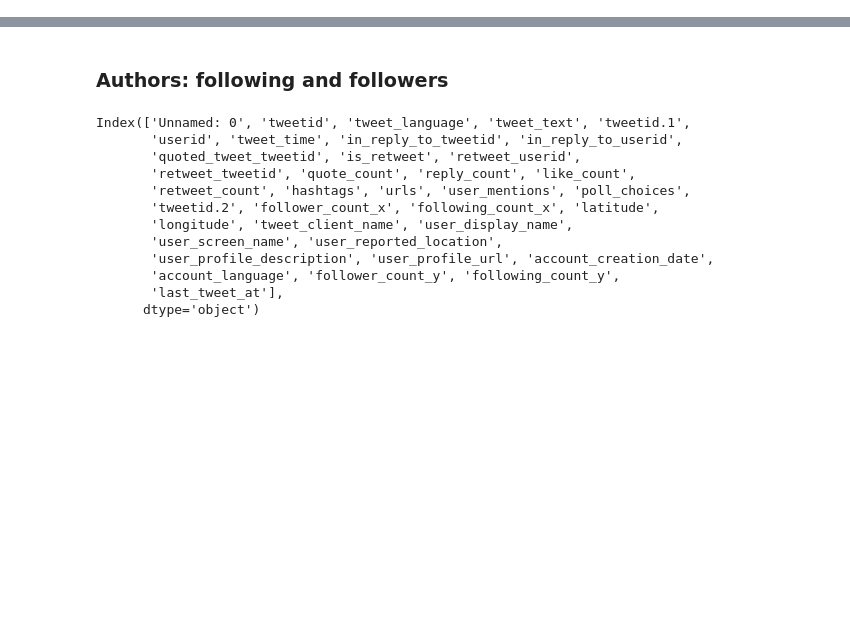
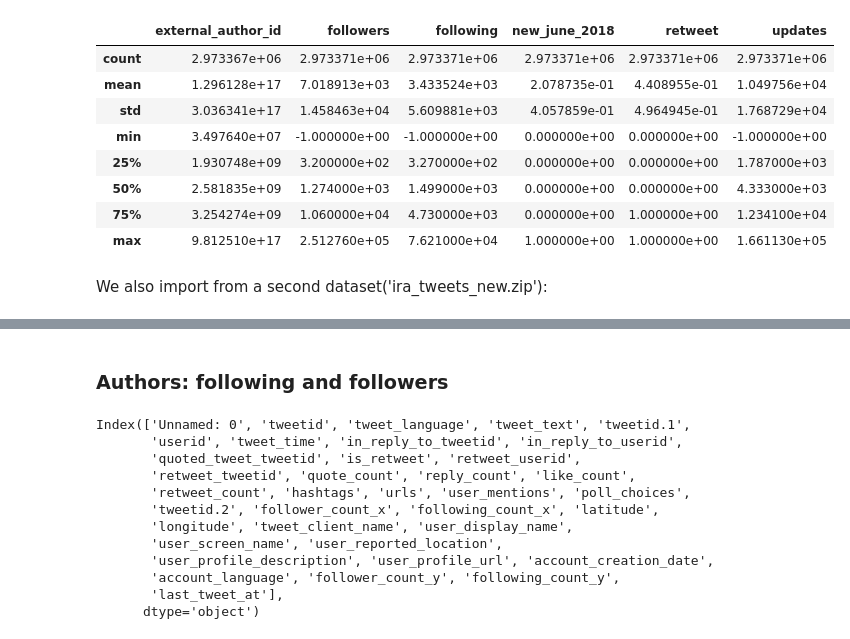
Before and after one commit to menghanhui/ADA-Project, a Jupyter notebook: Milestone2.ipynb, the cells around one changed output, grey strips where cells are left out. Cells and saved outputs as stored; diff of their text form; code cells hidden in the pictures; blank space fills up the shorter version.

```diff
--- a/Milestone2.ipynb
+++ b/Milestone2.ipynb
@@ -34,3 +53,17 @@ for key,val in fs.items():
+# %%
+data.describe()
+# %% [output]
+|  | external_author_id | followers | following | new_june_2018 | retweet | updates |
+| count | 2.973367e+06 | 2.973371e+06 | 2.973371e+06 | 2.973371e+06 | 2.973371e+06 | 2.973371e+06 |
+| mean | 1.296128e+17 | 7.018913e+03 | 3.433524e+03 | 2.078735e-01 | 4.408955e-01 | 1.049756e+04 |
+| std | 3.036341e+17 | 1.458463e+04 | 5.609881e+03 | 4.057859e-01 | 4.964945e-01 | 1.768729e+04 |
+| min | 3.497640e+07 | -1.000000e+00 | -1.000000e+00 | 0.000000e+00 | 0.000000e+00 | -1.000000e+00 |
+| 25% | 1.930748e+09 | 3.200000e+02 | 3.270000e+02 | 0.000000e+00 | 0.000000e+00 | 1.787000e+03 |
+| 50% | 2.581835e+09 | 1.274000e+03 | 1.499000e+03 | 0.000000e+00 | 0.000000e+00 | 4.333000e+03 |
+| 75% | 3.254274e+09 | 1.060000e+04 | 4.730000e+03 | 0.000000e+00 | 1.000000e+00 | 1.234100e+04 |
+| max | 9.812510e+17 | 2.512760e+05 | 7.621000e+04 | 1.000000e+00 | 1.000000e+00 | 1.661130e+05 |
+# %% [markdown]
+We also import from a second dataset('ira_tweets_new.zip'):
 # %%
 # Read the second IRA dataset
 zip_file = ZipFile(data_folder+'ira_tweets_new.zip')
```
Also changed, not shown: parts of 36 cells of this notebook.
